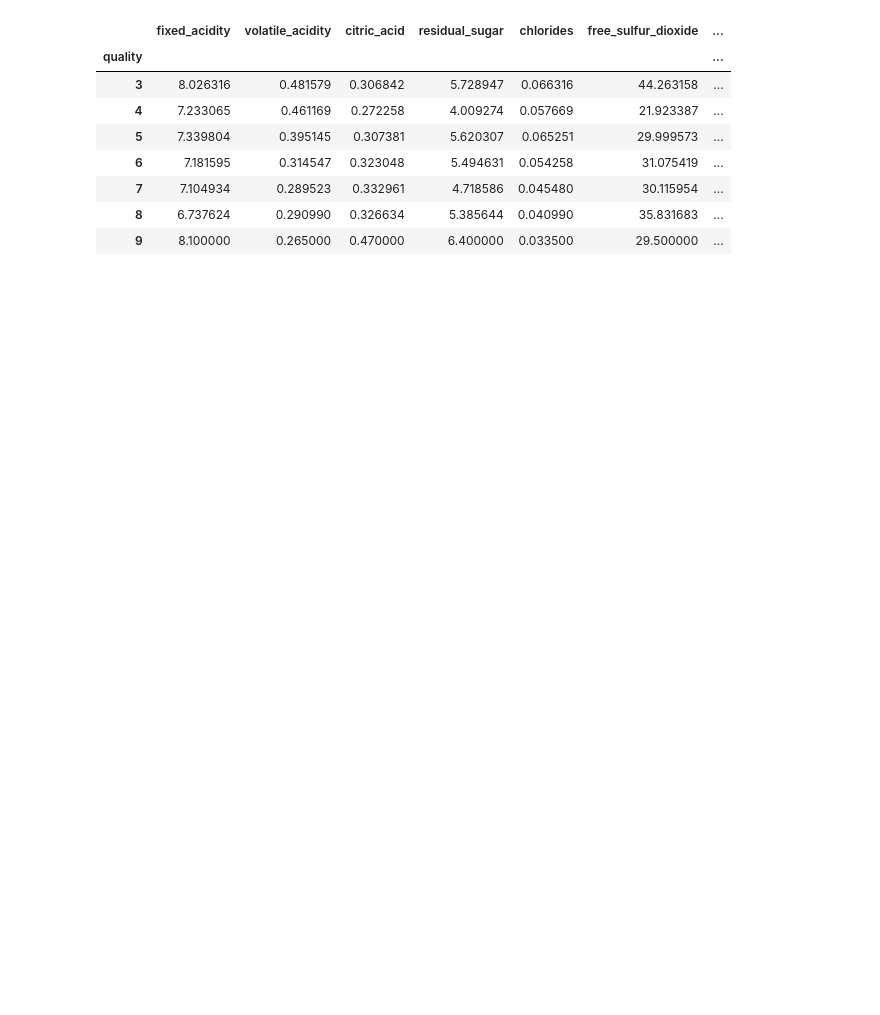
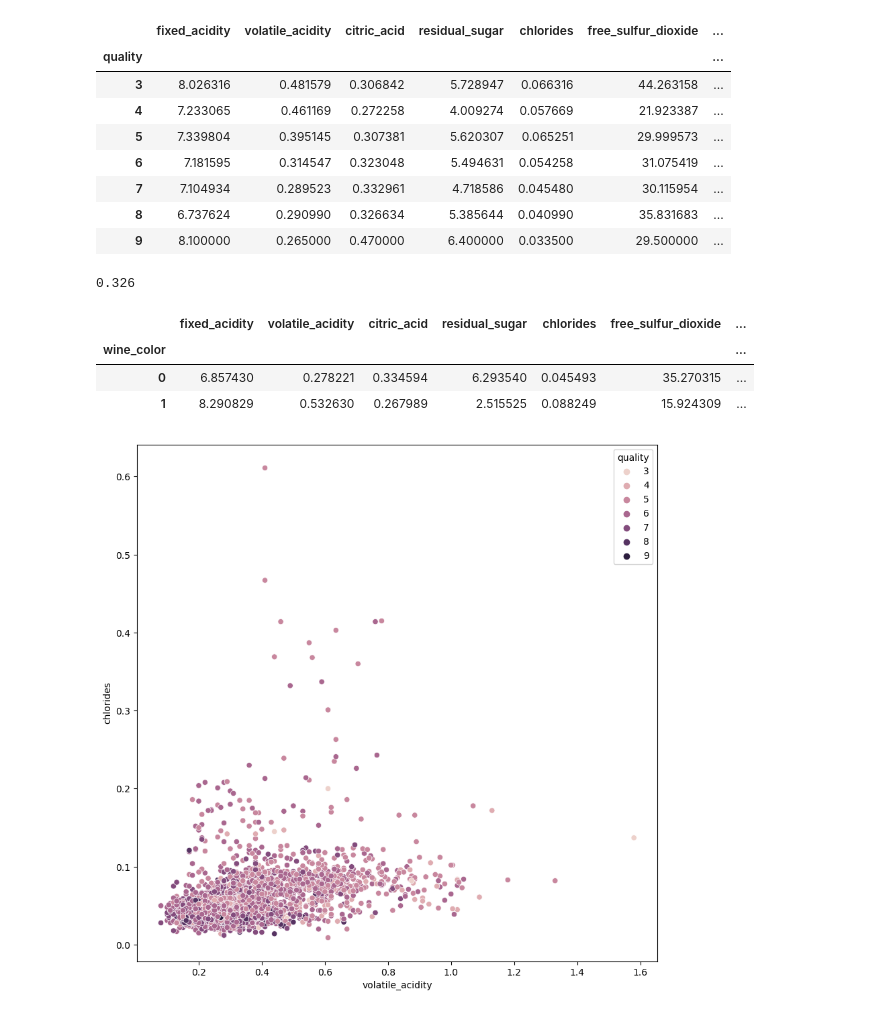
Before and after one commit to Cod-Up-Our-Data/wine_clustering_project, a Jupyter notebook: wine_exploration_rich.ipynb, the cells around one changed output. Drawn from its saved outputs; the diff is of its cells as text; code cells hidden in the pictures; blank space fills up the shorter version.

```diff
--- a/wine_exploration_rich.ipynb
+++ b/wine_exploration_rich.ipynb
@@ -490,0 +497,4 @@ df_mean_by_qual
+# %%
+round(len(red_df)/len(white_df),3)
+# %% [output]
+0.326
@@ -490,0 +505,15 @@ df_mean_by_qual
+# %%
+df_mean_by_color
+# %% [output]
+|  | fixed_acidity | volatile_acidity | citric_acid | residual_sugar | chlorides | free_sulfur_dioxide | ... |
+| wine_color |  |  |  |  |  |  | ... |
+| 0 | 6.857430 | 0.278221 | 0.334594 | 6.293540 | 0.045493 | 35.270315 | ... |
+| 1 | 8.290829 | 0.532630 | 0.267989 | 2.515525 | 0.088249 | 15.924309 | ... |
+# %%
+# No good-SCALE IT FIRST
+plt.figure(figsize=(10,10))
+sns.scatterplot(train.volatile_acidity, train.chlorides,hue=train.quality)
+plt.title('')
+plt.show()
+# %% [output]
+[figure, added]
```
Also changed, not shown: parts of 90 cells of this notebook, 1 other file.
